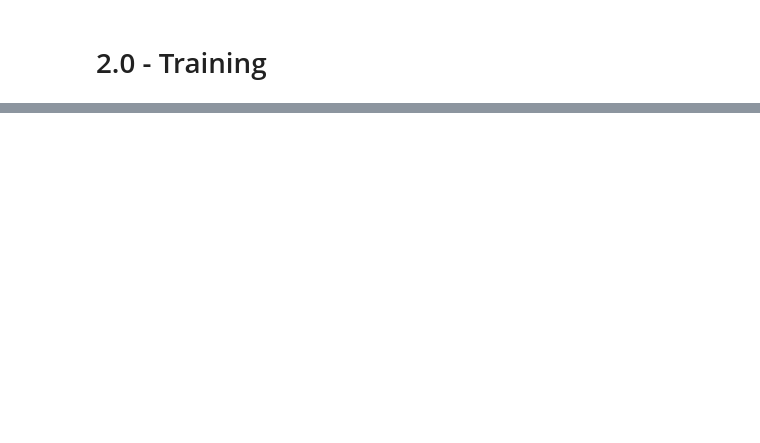
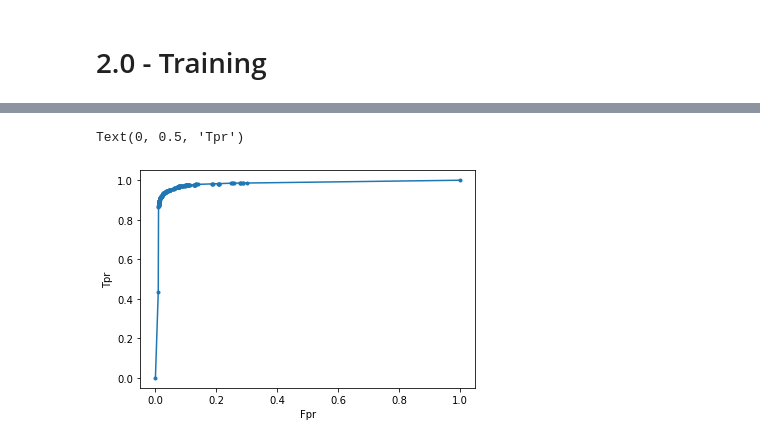
Before and after one commit to CarvalhooNeto/ensaio_machine_learning, a Jupyter notebook: Decision_Tree.ipynb, the cells around one changed output, grey strips where cells are left out. Saved outputs shown, nothing was run; the diff lists cells and outputs as text; code cells hidden in the pictures; blank space fills up the shorter version.

```diff
--- a/Decision_Tree.ipynb
+++ b/Decision_Tree.ipynb
@@ -27,0 +54,2 @@ df6 = pd.read_csv('/home/aderaldo/estudos/comunidade_ds/fundamentos_de_machine_l
+# %%
+y_test = df4.copy()
@@ -33,0 +133,3 @@ model_tree = tr.DecisionTreeClassifier(max_depth = 2, min_samples_split = 50)
+# %%
+y_pred_test = model.predict_proba( x_test )
+y_pred_test = y_pred_test[:, 1]
@@ -33,0 +141,9 @@ model_tree = tr.DecisionTreeClassifier(max_depth = 2, min_samples_split = 50)
+# %%
+fpr, tpr, thresholds = mt.roc_curve( y_test, y_pred_test)
+# %%
+plt.plot(fpr, tpr, marker = '.')
+plt.xlabel('Fpr')
+plt.ylabel('Tpr')
+# %% [output]
+Text(0, 0.5, 'Tpr')
+[figure, added]
```
Also changed, not shown: parts of 25 cells of this notebook.
